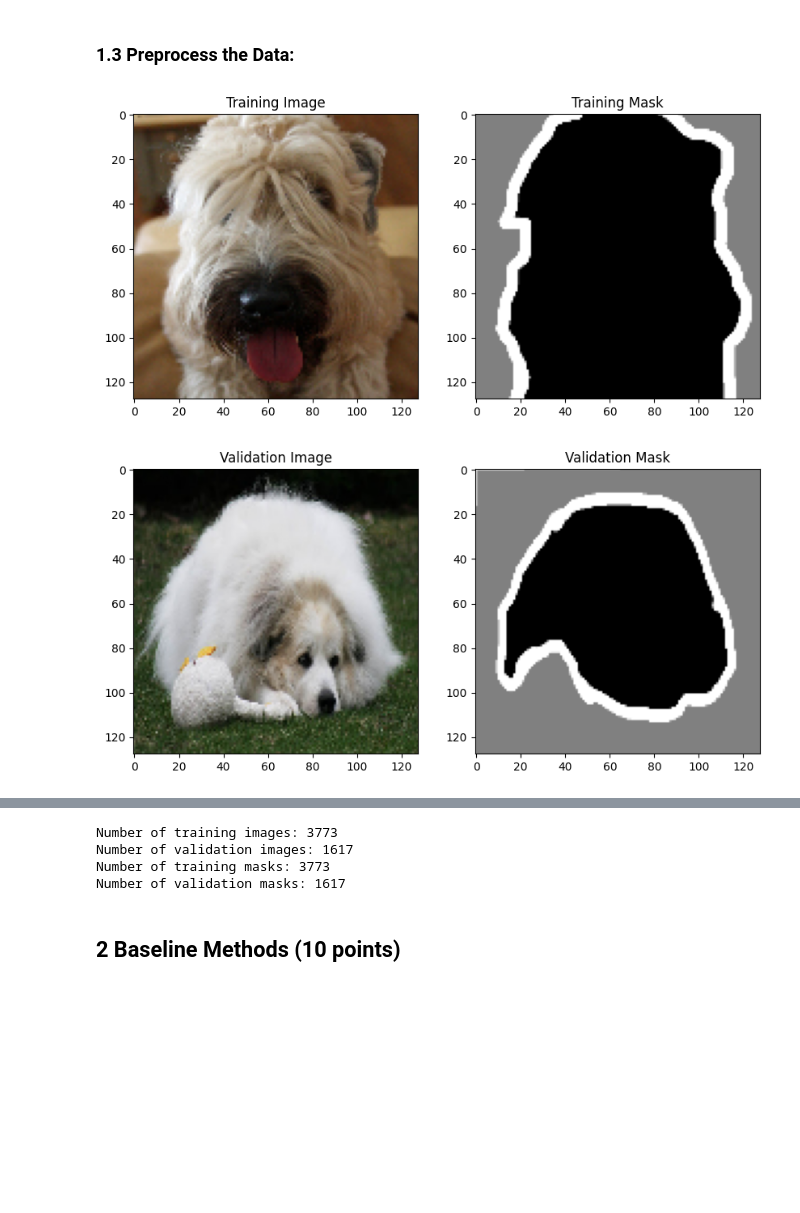
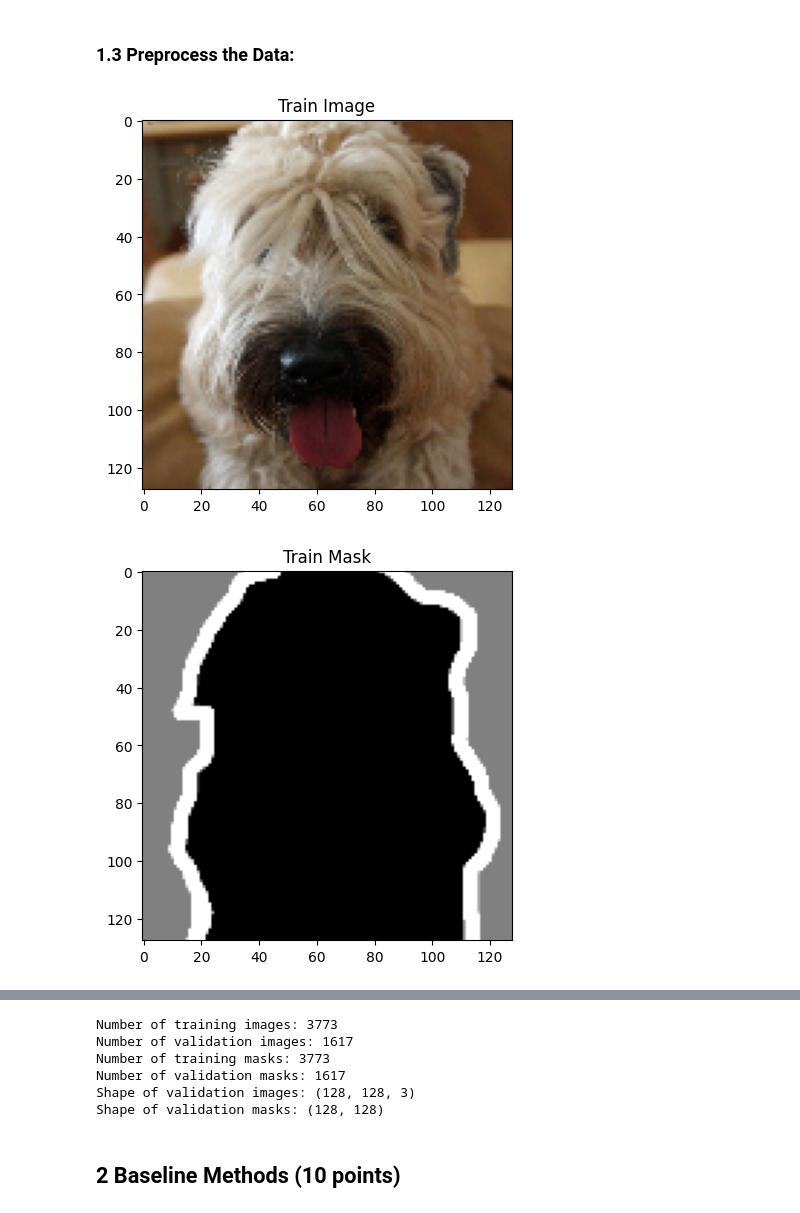
Before and after one commit to wbohanw/ECSE415, a Jupyter notebook: Assignment4.ipynb, the cells around one changed output, grey strips where cells are left out. Saved outputs shown, nothing was run; the diff lists cells and outputs as text; code cells hidden in the pictures; blank space fills up the shorter version.

```diff
--- a/Assignment4.ipynb
+++ b/Assignment4.ipynb
@@ -63,40 +63,36 @@ for i in range(3):
 # %%
 from sklearn.model_selection import train_test_split
 import numpy as np
 import cv2
 
-# Function to resize and normalize images
-def preprocess_image(image, size=(128, 128)):
-    resized_image = cv2.resize(image, size)
-    normalized_image = resized_image / 255.0
-    return normalized_image
+# Resize and normalize images
+def resize_and_scale(img, size=(128, 128)):
+    img_resized = cv2.resize(img, size)
+    img_scaled = img_resized / 255.0
+    return img_scaled
 
-# Preprocess images and masks
-preprocessed_images = [preprocess_image(mpimg.imread(os.path.join(images_path, img))) for img in image_files]
-preprocessed_masks = [preprocess_image(mpimg.imread(os.path.join(masks_path, msk)), size=(128, 128)) for msk in mask_files]
+# Process images and masks
+images_processed = [resize_and_scale(mpimg.imread(os.path.join(images_path, img))) for img in image_files]
+masks_processed = [resize_and_scale(mpimg.imread(os.path.join(masks_path, msk)), size=(128, 128)) for msk in mask_files]
 
-# Split the data into training and validation sets
-train_images, val_images, train_masks, val_masks = train_test_split(preprocessed_images, preprocessed_masks, test_size=0.3, random_state=41)
+# Split data into train/val sets
+train_imgs, val_imgs, train_msks, val_msks = train_test_split(images_processed, masks_processed, test_size=0.3, random_state=41)
 
-# Display a training image and mask
-plt.figure(figsize=(10, 5))
-plt.subplot(1, 2, 1)
-plt.imshow(train_images[0])
-plt.title("Training Image")
-plt.subplot(1, 2, 2)
-plt.imshow(train_masks[0], cmap='gray')
-plt.title("Training Mask")
+# Show a training image and mask
+plt.imshow(train_imgs[0])
+plt.title("Train Image")
+plt.show()
+plt.imshow(train_msks[0], cmap='gray')
+plt.title("Train Mask")
 plt.show()
 
-# Display a validation image and mask
-plt.figure(figsize=(10, 5))
-plt.subplot(1, 2, 1)
-plt.imshow(val_images[0])
-plt.title("Validation Image")
-plt.subplot(1, 2, 2)
-plt.imshow(val_masks[0], cmap='gray')
-plt.title("Validation Mask")
+# Show a validation image and mask
+plt.imshow(val_imgs[0])
+plt.title("Val Image")
 plt.show()
+plt.imshow(val_msks[0], cmap='gray')
+plt.title("Val Mask")
+plt.show()
 # %% [output]
-[figure, old version]
+[figure, new version]
-[figure, old version]
+[figure, new version]
@@ -103,13 +101,17 @@ plt.show()
 # %%
 # Output the size of the dataset
-print(f"Number of training images: {len(train_images)}")
-print(f"Number of validation images: {len(val_images)}")
-print(f"Number of training masks: {len(train_masks)}")
-print(f"Number of validation masks: {len(val_masks)}")
+print(f"Number of training images: {len(train_imgs)}")
+print(f"Number of validation images: {len(val_imgs)}")
+print(f"Number of training masks: {len(train_msks)}")
+print(f"Number of validation masks: {len(val_msks)}")
+print(f"Shape of validation images: {val_imgs[0].shape}")
+print(f"Shape of validation masks: {val_msks[0].shape}")
 # %% [output]
 Number of training images: 3773
 Number of validation images: 1617
 Number of training masks: 3773
 Number of validation masks: 1617
+Shape of validation images: (128, 128, 3)
+Shape of validation masks: (128, 128)
 # %% [markdown]
 ## 2 Baseline Methods (10 points)
```
Also changed, not shown: parts of 22 cells of this notebook, 10 other files.
